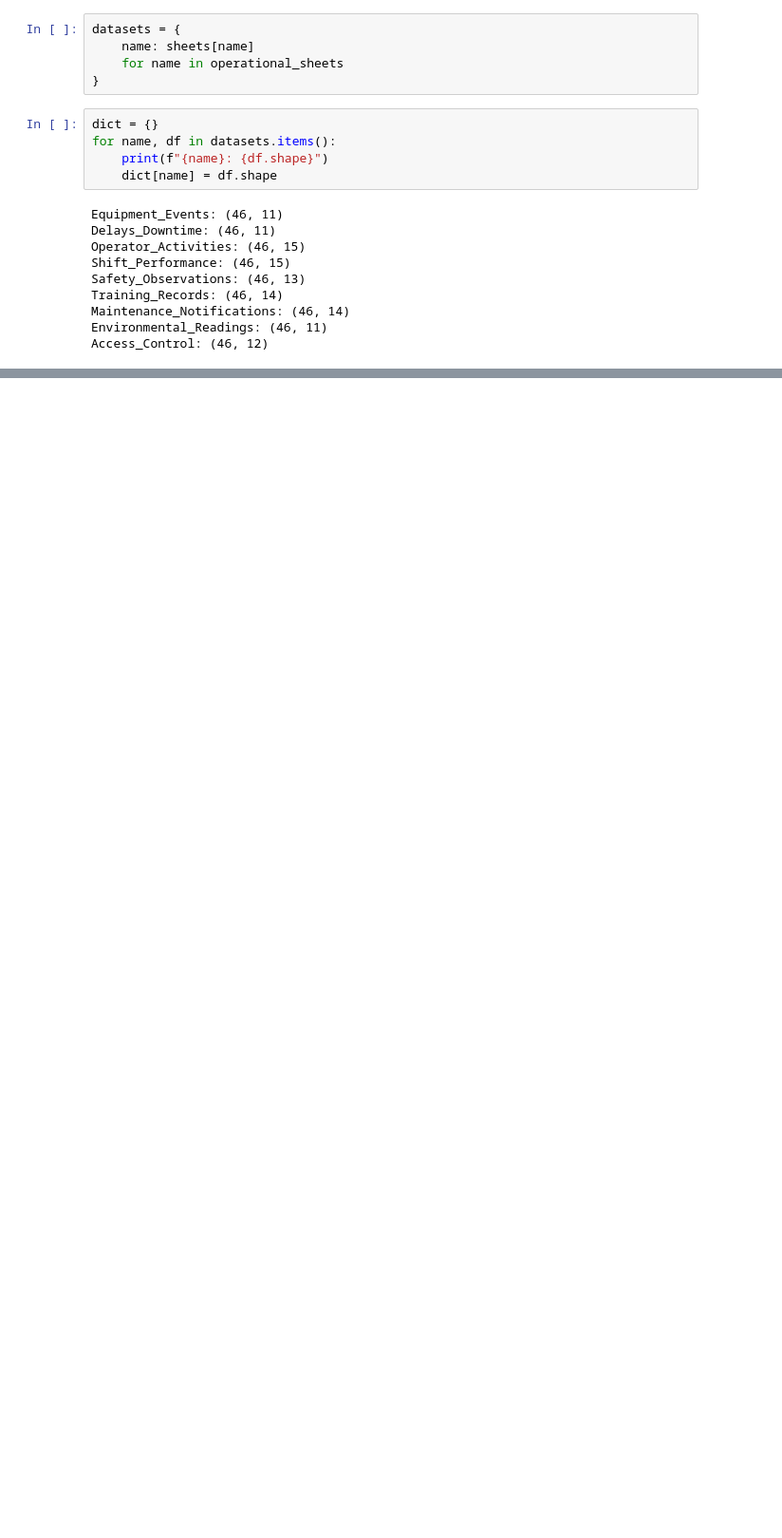
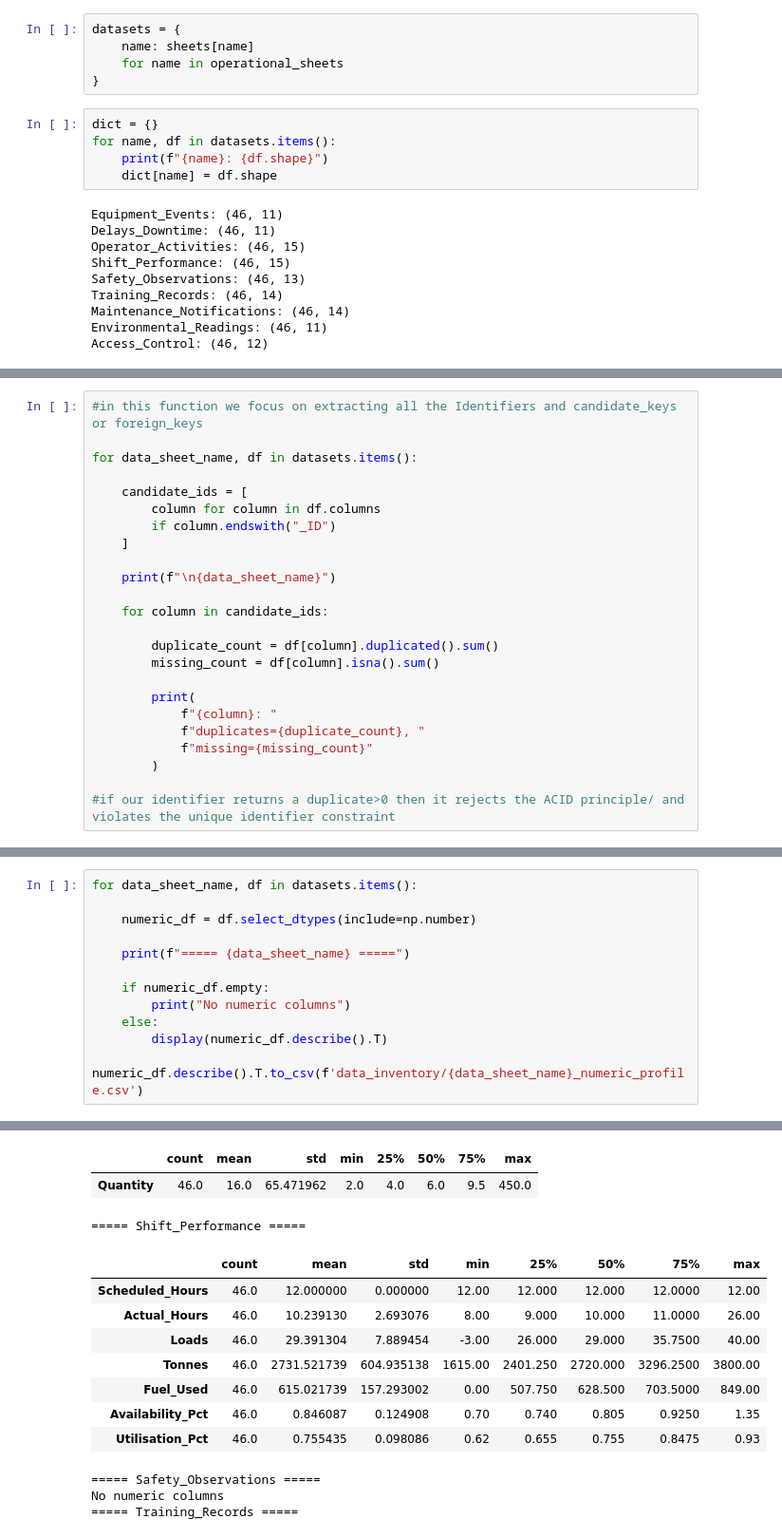
Before and after one commit to Shotza247/Operational_Data_modelig, a Jupyter notebook: Task_1_Package/data_extraction.ipynb, the cells around one changed output, grey strips where cells are left out. Shown at 95% size. Cells and saved outputs as stored; diff of their text form; blank space fills up the shorter version.

```diff
--- a/Task_1_Package/data_extraction.ipynb
+++ b/Task_1_Package/data_extraction.ipynb
@@ -74,0 +200,24 @@ inventory_df
+# %%
+#in this function we focus on extracting all the Identifiers and candidate_keys or foreign_keys
+
+for data_sheet_name, df in datasets.items():
+
+    candidate_ids = [
+        column for column in df.columns
+        if column.endswith("_ID")
+    ]
+
+    print(f"\n{data_sheet_name}")
+
+    for column in candidate_ids:
+
+        duplicate_count = df[column].duplicated().sum()
+        missing_count = df[column].isna().sum()
+
+        print(
+            f"{column}: "
+            f"duplicates={duplicate_count}, "
+            f"missing={missing_count}"
+        )
+
+#if our identifier returns a duplicate>0 then it rejects the ACID principle/ and violates the unique identifier constraint
@@ -74,0 +242,13 @@ inventory_df
+# %%
+for data_sheet_name, df in datasets.items():
+
+    numeric_df = df.select_dtypes(include=np.number)
+
+    print(f"===== {data_sheet_name} =====")
+
+    if numeric_df.empty:
+        print("No numeric columns")
+    else:
+        display(numeric_df.describe().T)
+        numeric_df.describe().T.to_csv(f'data_inventory/{data_sheet_name}_numeric_profile.csv')
+# %% [output]
@@ -74,0 +262,14 @@ inventory_df
+|  | count | mean | std | min | 25% | 50% | 75% | max |
+| Quantity | 46.0 | 16.0 | 65.471962 | 2.0 | 4.0 | 6.0 | 9.5 | 450.0 |
+===== Shift_Performance =====
+|  | count | mean | std | min | 25% | 50% | 75% | max |
+| Scheduled_Hours | 46.0 | 12.000000 | 0.000000 | 12.00 | 12.000 | 12.000 | 12.0000 | 12.00 |
+| Actual_Hours | 46.0 | 10.239130 | 2.693076 | 8.00 | 9.000 | 10.000 | 11.0000 | 26.00 |
+| Loads | 46.0 | 29.391304 | 7.889454 | -3.00 | 26.000 | 29.000 | 35.7500 | 40.00 |
+| Tonnes | 46.0 | 2731.521739 | 604.935138 | 1615.00 | 2401.250 | 2720.000 | 3296.2500 | 3800.00 |
+| Fuel_Used | 46.0 | 615.021739 | 157.293002 | 0.00 | 507.750 | 628.500 | 703.5000 | 849.00 |
+| Availability_Pct | 46.0 | 0.846087 | 0.124908 | 0.70 | 0.740 | 0.805 | 0.9250 | 1.35 |
+| Utilisation_Pct | 46.0 | 0.755435 | 0.098086 | 0.62 | 0.655 | 0.755 | 0.8475 | 0.93 |
+===== Safety_Observations =====
+No numeric columns
+===== Training_Records =====
```
Also changed, not shown: parts of 19 cells of this notebook, 14 other files.
